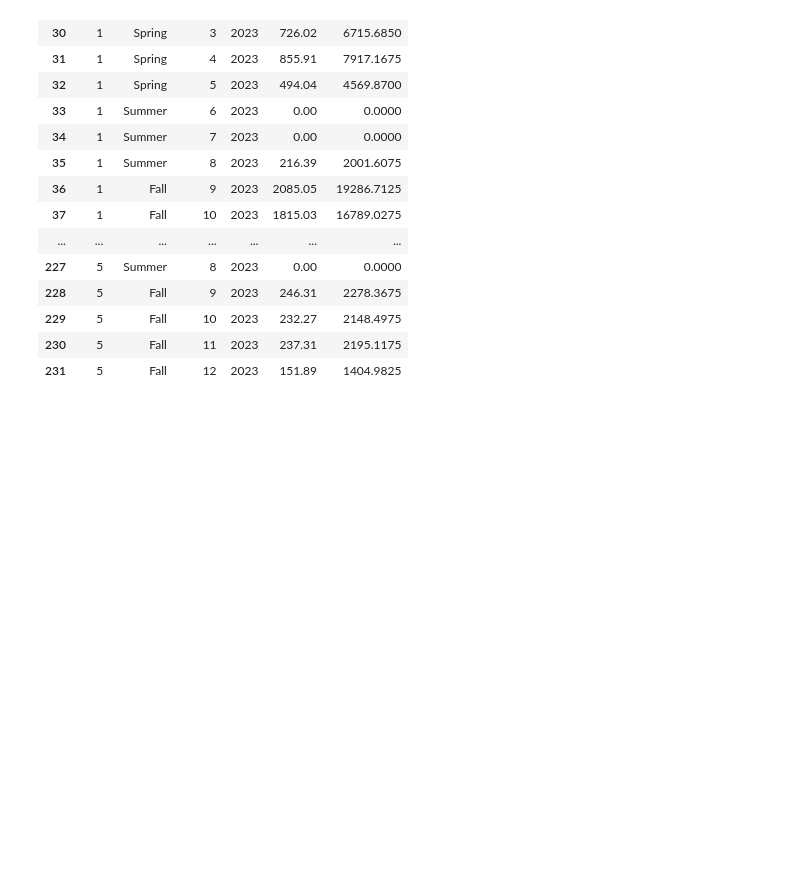
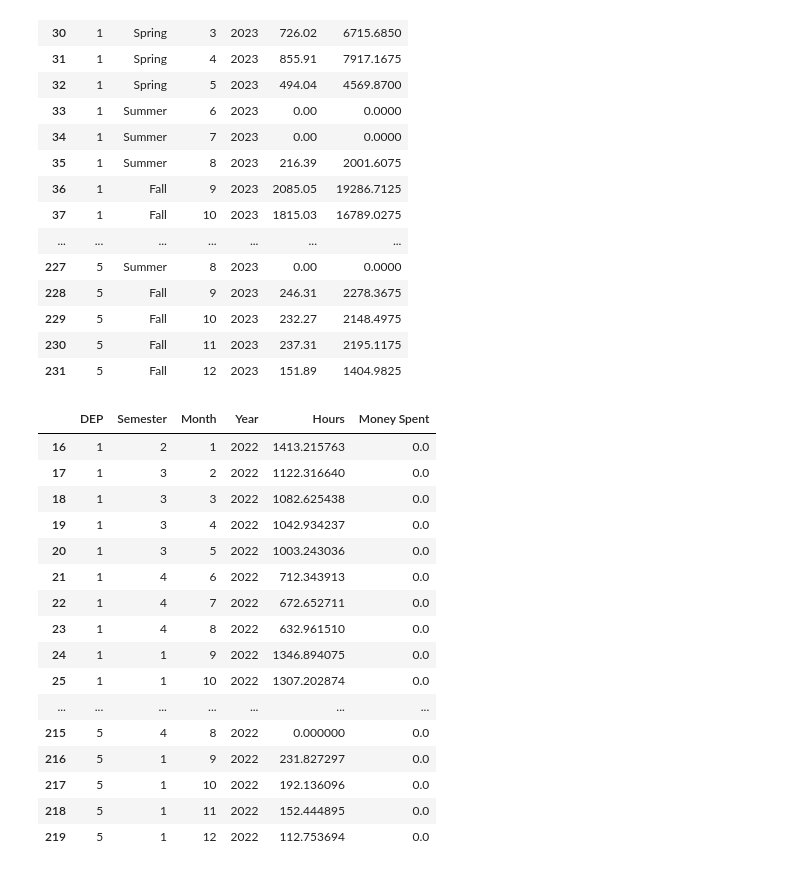
Before and after one commit to warrmu01/Hours-Analysis, a Jupyter notebook: DataCleaning.ipynb, the cells around one changed output. Drawn from its saved outputs; the diff is of its cells as text; code cells hidden in the pictures; blank space fills up the shorter version.

```diff
--- a/DataCleaning.ipynb
+++ b/DataCleaning.ipynb
@@ -246,3 +246,26 @@ df_2023
 | 229 | 5 | Fall | 10 | 2023 | 232.27 | 2148.4975 |
 | 230 | 5 | Fall | 11 | 2023 | 237.31 | 2195.1175 |
 | 231 | 5 | Fall | 12 | 2023 | 151.89 | 1404.9825 |
+# %%
+linear_data = linear_data.applymap(lambda x: max(0, x))
+# %%
+df_2022 = linear_data[linear_data['Year'] == 2022]
+df_2022
+# %% [output]
+|  | DEP | Semester | Month | Year | Hours | Money Spent |
+| 16 | 1 | 2 | 1 | 2022 | 1413.215763 | 0.0 |
+| 17 | 1 | 3 | 2 | 2022 | 1122.316640 | 0.0 |
+| 18 | 1 | 3 | 3 | 2022 | 1082.625438 | 0.0 |
+| 19 | 1 | 3 | 4 | 2022 | 1042.934237 | 0.0 |
+| 20 | 1 | 3 | 5 | 2022 | 1003.243036 | 0.0 |
+| 21 | 1 | 4 | 6 | 2022 | 712.343913 | 0.0 |
+| 22 | 1 | 4 | 7 | 2022 | 672.652711 | 0.0 |
+| 23 | 1 | 4 | 8 | 2022 | 632.961510 | 0.0 |
+| 24 | 1 | 1 | 9 | 2022 | 1346.894075 | 0.0 |
+| 25 | 1 | 1 | 10 | 2022 | 1307.202874 | 0.0 |
+| ... | ... | ... | ... | ... | ... | ... |
+| 215 | 5 | 4 | 8 | 2022 | 0.000000 | 0.0 |
+| 216 | 5 | 1 | 9 | 2022 | 231.827297 | 0.0 |
+| 217 | 5 | 1 | 10 | 2022 | 192.136096 | 0.0 |
+| 218 | 5 | 1 | 11 | 2022 | 152.444895 | 0.0 |
+| 219 | 5 | 1 | 12 | 2022 | 112.753694 | 0.0 |
```
Also changed, not shown: parts of 7 cells of this notebook, 2 other files.
